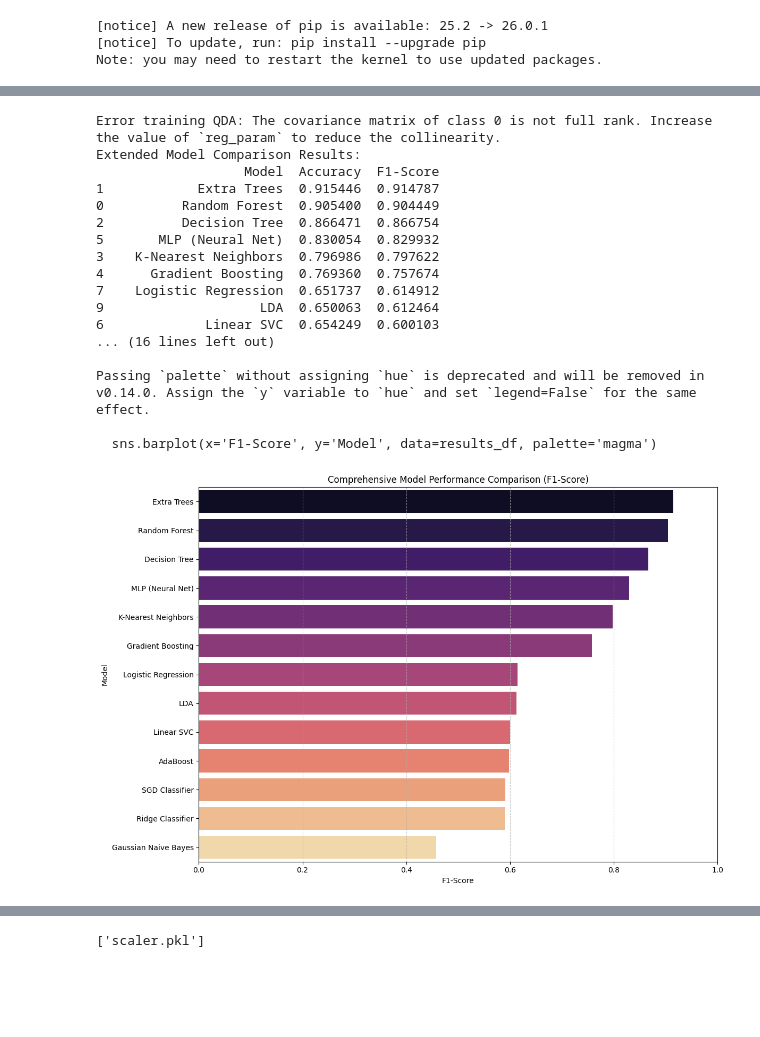
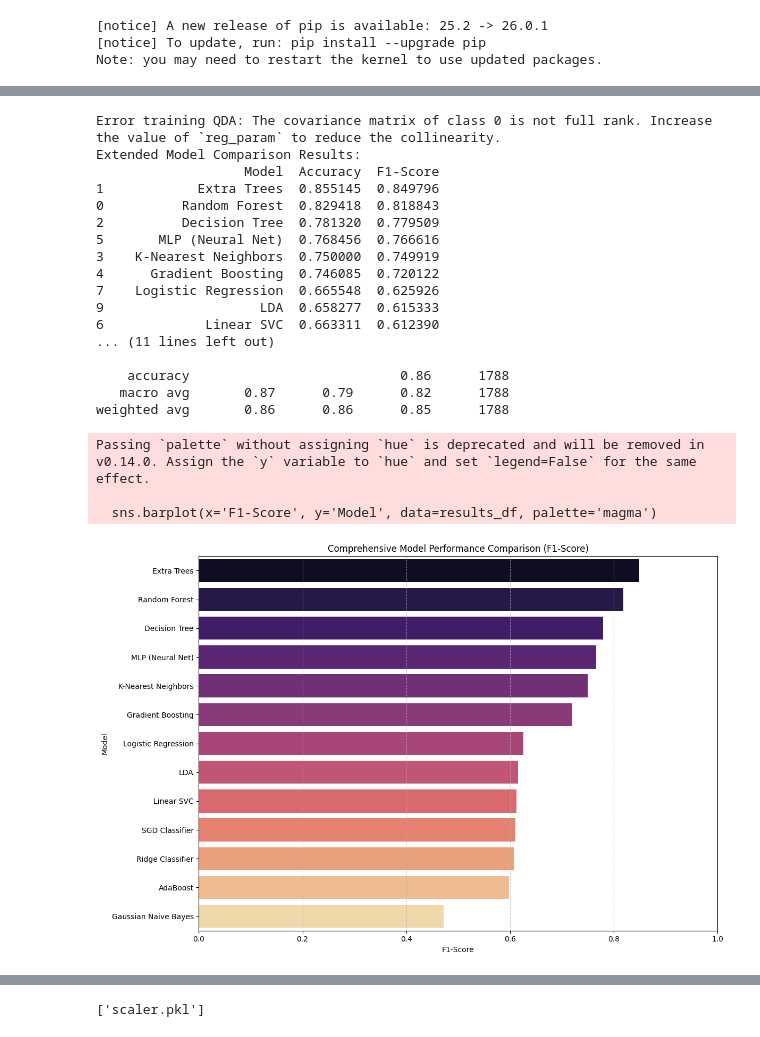
Before and after one commit to nirajkark/Mindtune_Viz, a Jupyter notebook: mindtune_optimized_model.ipynb, the cells around one changed output, grey strips where cells are left out. Drawn from its saved outputs; the diff is of its cells as text; code cells hidden in the pictures; blank space fills up the shorter version.

```diff
--- a/mindtune_optimized_model.ipynb
+++ b/mindtune_optimized_model.ipynb
@@ -465,6 +38,7 @@ import seaborn as sns
 
 # Load the featured dataset
 df = pd.read_csv('featured_mindtune.csv')
+df = df.drop_duplicates(subset=['session_id', 'timestamp_ms'], keep='first')
 
 # Define features and target
 # Exclude identifiers and the string label
@@ -580,7 +157,7 @@ from sklearn.discriminant_analysis import LinearDiscriminantAnalysis, QuadraticD
 
 # Load the featured dataset
 df = pd.read_csv('featured_mindtune.csv')
-
+df = df.drop_duplicates(subset=['session_id', 'timestamp_ms'], keep='first')
 # Define features and target
 drop_cols = ['session_id', 'participant_id', 'timestamp_ms', 'label_3class', 'label_encoded']
 X = df.drop(columns=drop_cols)
@@ -638,47 +215,50 @@ for name, model in models.items():
 # Compile and sort results
 results_df = pd.DataFrame(results).sort_values(by="F1-Score", ascending=False)
 results_df.to_csv('extended_model_comparison.csv', index=False)
 
 print("Extended Model Comparison Results:")
 print(results_df)
 
 # Plotting the results
 plt.figure(figsize=(12, 8))
 sns.barplot(x='F1-Score', y='Model', data=results_df, palette='magma')
 plt.title('Comprehensive Model Performance Comparison (F1-Score)')
 plt.xlim(0, 1.0)
 plt.grid(axis='x', linestyle='--', alpha=0.7)
 plt.tight_layout()
 plt.savefig('extended_comparison_plot.png')
 
 # Detailed report for the top model
 best_model_name = results_df.iloc[0]['Model']
 best_model = trained_models[best_model_name]
 needs_scaling = ["K-Nearest Neighbors", "Linear SVC", "Logistic Regression", "Ridge Classifier", "MLP (Neural Net)", "SGD Classifier", "LDA", "QDA"]
 X_test_best = X_test_scaled if best_model_name in needs_scaling else X_test
 y_pred_best = best_model.predict(X_test_best)
 
 print(f"\nTop Performer: {best_model_name}")
 print(classification_report(y_test, y_pred_best, target_names=['calm', 'neutral', 'stressed']))
 # %% [output]
 Error training QDA: The covariance matrix of class 0 is not full rank. Increase the value of `reg_param` to reduce the collinearity.
 Extended Model Comparison Results:
                    Model  Accuracy  F1-Score
-1            Extra Trees  0.915446  0.914787
-0          Random Forest  0.905400  0.904449
-2          Decision Tree  0.866471  0.866754
-5       MLP (Neural Net)  0.830054  0.829932
-3    K-Nearest Neighbors  0.796986  0.797622
-4      Gradient Boosting  0.769360  0.757674
-7    Logistic Regression  0.651737  0.614912
-9                    LDA  0.650063  0.612464
-6             Linear SVC  0.654249  0.600103
-... (16 lines left out)
+1            Extra Trees  0.855145  0.849796
+0          Random Forest  0.829418  0.818843
+2          Decision Tree  0.781320  0.779509
+5       MLP (Neural Net)  0.768456  0.766616
+3    K-Nearest Neighbors  0.750000  0.749919
+4      Gradient Boosting  0.746085  0.720122
+7    Logistic Regression  0.665548  0.625926
+9                    LDA  0.658277  0.615333
+6             Linear SVC  0.663311  0.612390
+... (11 lines left out)
 
-Passing `palette` without assigning `hue` is deprecated and will be removed in v0.14.0. Assign the `y` variable to `hue` and set `legend=False` for the same effect.
-
-  sns.barplot(x='F1-Score', y='Model', data=results_df, palette='magma')
+    accuracy                           0.86      1788
+   macro avg       0.87      0.79      0.82      1788
+weighted avg       0.86      0.86      0.85      1788
+Passing `palette` without assigning `hue` is deprecated and will be removed in v0.14.0. Assign the `y` variable to `hue` and set `legend=False` for the same effect.
+
+  sns.barplot(x='F1-Score', y='Model', data=results_df, palette='magma')
-[figure, old version]
+[figure, new version]
 # %%
 import pandas as pd
 import numpy as np
```
Also changed, not shown: parts of 22 cells of this notebook, 5 other files.
